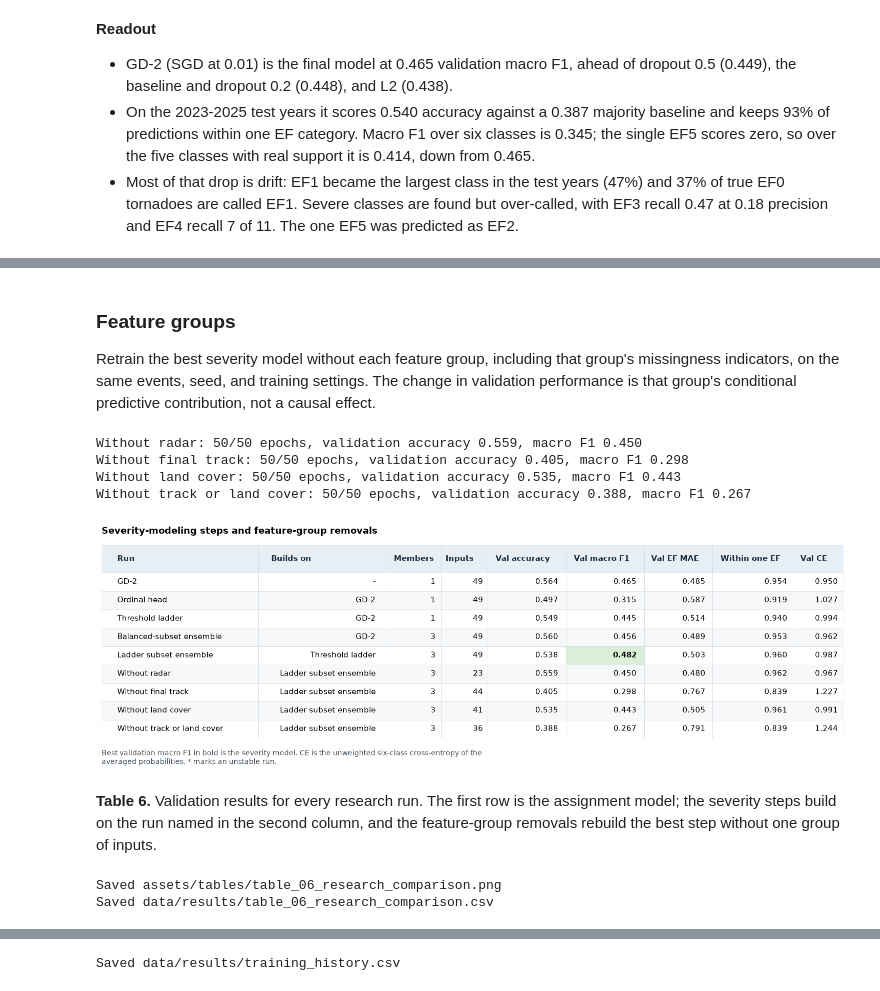
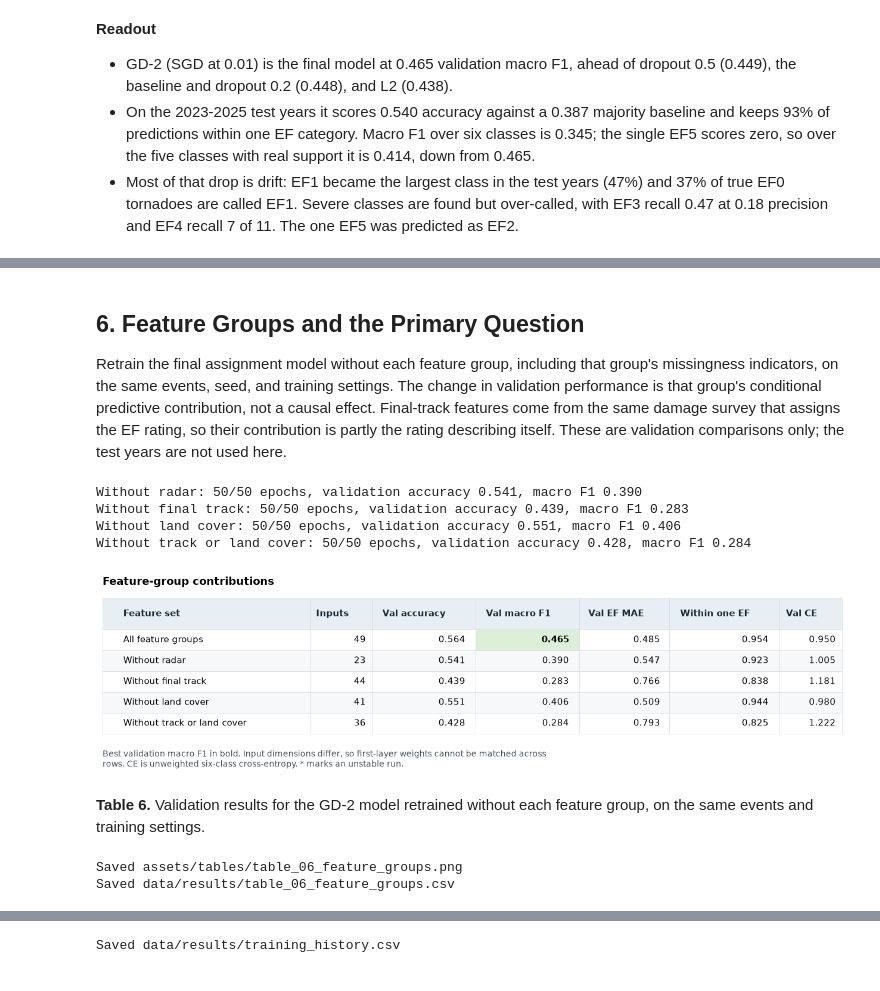
Before and after one commit to jakeryderv/tornado-severity-analysis, a Jupyter notebook: notebook.ipynb, the cells around one changed output, grey strips where cells are left out. Cells and saved outputs as stored; diff of their text form; code cells hidden in the pictures.

```diff
--- a/notebook.ipynb
+++ b/notebook.ipynb
@@ -1161,67 +1016,58 @@ Ladder subset ensemble: 50/50 epochs, validation accuracy 0.538, macro F1 0.482
 # %% [markdown]
-### Feature groups
+## 6. Feature Groups and the Primary Question
 
-Retrain the best severity model without each feature group, including that group's missingness
-indicators, on the same events, seed, and training settings. The change in validation
-performance is that group's conditional predictive contribution, not a causal effect.
+Retrain the final assignment model without each feature group, including that group's
+missingness indicators, on the same events, seed, and training settings. The change in
+validation performance is that group's conditional predictive contribution, not a causal
+effect. Final-track features come from the same damage survey that assigns the EF rating, so
+their contribution is partly the rating describing itself. These are validation comparisons
+only; the test years are not used here.
 # %%
 removed_groups = {
     "Without radar": ["Onset radar", "Full-window radar"],
     "Without final track": ["Final track"],
     "Without land cover": ["Land cover"],
     "Without track or land cover": ["Final track", "Land cover"],
 }
-feature_runs = {"All feature groups": best}
+feature_runs = {"All feature groups": selected}
 for name, groups in removed_groups.items():
     excluded = {column for group in groups for column in feature_groups[group]}
     columns = scope_columns([c for c in PREDICTORS if c not in excluded])
-    feature_runs[name] = run(replace(best.config, name=name), columns=columns)
+    feature_runs[name] = run(replace(selected.config, name=name), columns=columns)
 
-rows = [(selected, "-")] + [(result, base) for result, base, _ in step_rows[1:]]
-rows += [(result, best.config.name) for name, result in feature_runs.items() if result is not best]
-research_table = pd.DataFrame(
+feature_table = pd.DataFrame(
     [
         {
-            "Run": result.config.name + ("" if result.completed else "*"),
-            "Builds on": base,
-            "Members": result.config.members,
+            "Feature set": name + ("" if result.completed else "*"),
             "Inputs": len(run_columns[result.config.name]),
             "Val accuracy": final_metric(result, "validation_accuracy"),
             "Val macro F1": final_metric(result, "validation_macro_f1"),
             "Val EF MAE": final_metric(result, "validation_ef_mae"),
             "Within one EF": final_metric(result, "validation_within_one"),
             "Val CE": final_metric(result, "validation_cross_entropy"),
         }
-        for result, base in rows
+        for name, result in feature_runs.items()
     ]
 )
 save_table(
-    research_table,
-    "table_06_research_comparison",
-    "Severity-modeling steps and feature-group removals",
-    caption="**Table 6.** Validation results for every research run. The first row is the "
-    "assignment model; the severity steps build on the run named in the second column, and the "
-    "feature-group removals rebuild the best step without one group of inputs.",
-    formats={
-        "Members": "d",
-        "Inputs": "d",
-        "Val accuracy": ".3f",
-        "Val macro F1": ".3f",
-        "Val EF MAE": ".3f",
-        "Within one EF": ".3f",
-        "Val CE": ".3f",
-    },
+    feature_table,
+    "table_06_feature_groups",
+    "Feature-group contributions",
+    caption=f"**Table 6.** Validation results for the {selected.config.name} model retrained "
+    "without each feature group, on the same events and training settings.",
+    formats={"Inputs": "d", **{c: ".3f" for c in feature_table.columns[2:]}},
     emphasize=("Val macro F1", "max"),
-    width=14,
-    note="Best validation macro F1 in bold is the severity model. CE is the unweighted six-class "
-    "cross-entropy of the averaged probabilities. * marks an unstable run.",
+    width=12,
+    note="Best validation macro F1 in bold. Input dimensions differ, so first-layer weights "
+    "cannot be matched across rows. CE is unweighted six-class cross-entropy. * marks an "
+    "unstable run.",
 )
 # %% [output]
-Without radar: 50/50 epochs, validation accuracy 0.559, macro F1 0.450
-Without final track: 50/50 epochs, validation accuracy 0.405, macro F1 0.298
-Without land cover: 50/50 epochs, validation accuracy 0.535, macro F1 0.443
-Without track or land cover: 50/50 epochs, validation accuracy 0.388, macro F1 0.267
+Without radar: 50/50 epochs, validation accuracy 0.541, macro F1 0.390
+Without final track: 50/50 epochs, validation accuracy 0.439, macro F1 0.283
+Without land cover: 50/50 epochs, validation accuracy 0.551, macro F1 0.406
+Without track or land cover: 50/50 epochs, validation accuracy 0.428, macro F1 0.284
-[figure, old version]
+[figure, new version]
-**Table 6.** Validation results for every research run. The first row is the assignment model; the severity steps build on the run named in the second column, and the feature-group removals rebuild the best step without one group of inputs.
+**Table 6.** Validation results for the GD-2 model retrained without each feature group, on the same events and training settings.
-Saved assets/tables/table_06_research_comparison.png
-Saved data/results/table_06_research_comparison.csv
+Saved assets/tables/table_06_feature_groups.png
+Saved data/results/table_06_feature_groups.csv
```
Also changed, not shown: parts of 11 cells of this notebook, 12 other files.
